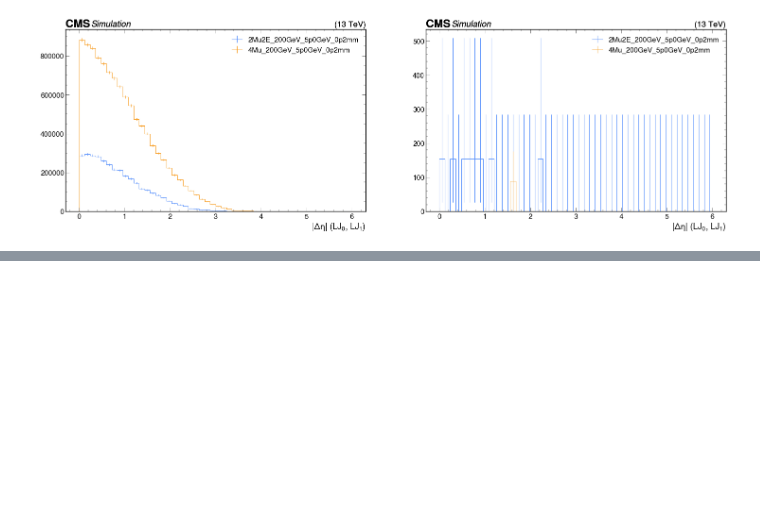
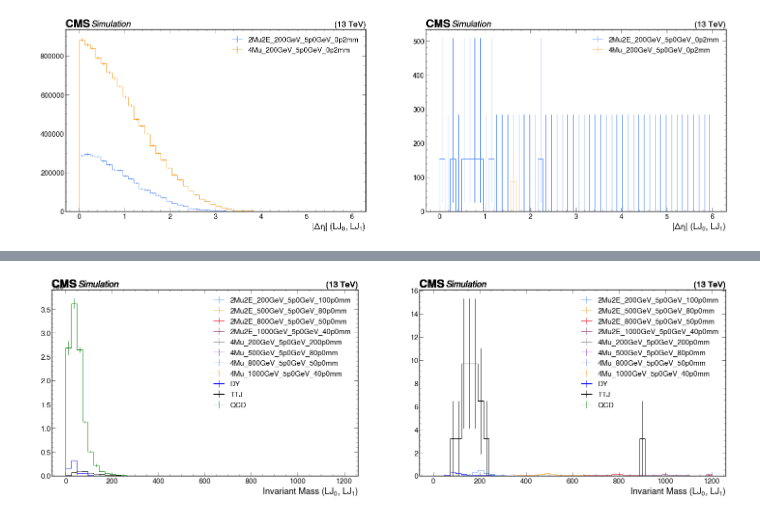
Before and after one commit to jsiado/SIDM, a Jupyter notebook: sidm/studies/muon_id/BKG_00.ipynb, the cells around one changed output, grey strips where cells are left out. Drawn from its saved outputs; the diff is of its cells as text; code cells hidden in the pictures; blank space fills up the shorter version.

```diff
--- a/sidm/studies/muon_id/BKG_00.ipynb
+++ b/sidm/studies/muon_id/BKG_00.ipynb
@@ -307,0 +379,94 @@ PV filter      21561.0          16.6          27.8
+# %%
+vr = "15" # Adding background
+
+mxx_2mu = ["2Mu2E_200GeV_5p0GeV_100p0mm", "2Mu2E_500GeV_5p0GeV_80p0mm", "2Mu2E_800GeV_5p0GeV_50p0mm","2Mu2E_1000GeV_5p0GeV_40p0mm",]# Mxx_5_300
+mzd_2mu = ["2Mu2E_500GeV_0p25GeV_4p0mm", "2Mu2E_500GeV_1p2GeV_19p0mm", "2Mu2E_500GeV_5p0GeV_80p0mm", ] # 500_Mzd_300
+lxy_2mu = ["2Mu2E_500GeV_1p2GeV_0p019mm", "2Mu2E_500GeV_1p2GeV_0p19mm", "2Mu2E_500GeV_1p2GeV_1p9mm", "2Mu2E_500GeV_1p2GeV_9p6mm", "2Mu2E_500GeV_1p2GeV_19p0mm"] # 500_1.2_Lxy
+
+mxx_4mu = [    "4Mu_200GeV_5p0GeV_200p0mm",    "4Mu_500GeV_5p0GeV_80p0mm",    "4Mu_800GeV_5p0GeV_50p0mm",    "4Mu_1000GeV_5p0GeV_40p0mm",]
+mzd_4mu = [    "4Mu_500GeV_0p25GeV_0p004mm",    "4Mu_500GeV_1p2GeV_19p0mm", "4Mu_500GeV_5p0GeV_80p0mm",]
+lxy_4mu = [    "4Mu_500GeV_1p2GeV_0p019mm",     "4Mu_500GeV_1p2GeV_0p19mm",    "4Mu_500GeV_1p2GeV_1p9mm",    "4Mu_500GeV_1p2GeV_9p6mm",    "4Mu_500GeV_1p2GeV_19p0mm",]
+
+bkgdyj = ["DYJetsToMuMu_M10to50",    "DYJetsToMuMu_M50",]
+bkgttj = ["TTJets"]
+bkgqcd = ["QCD_Pt15To20",    "QCD_Pt20To30",    "QCD_Pt30To50",    "QCD_Pt50To80",    "QCD_Pt80To120",]
+bkgocd = ["QCD_Pt120To170",    "QCD_Pt170To300",    "QCD_Pt300To470",    "QCD_Pt470To600",    "QCD_Pt600To800", "QCD_Pt1000",]
+              # "QCD_Pt800To1000", # does not work
+
+#cuts to be applied (slections.yaml)
+channels = ["baseNoLj", "bkg_study_isopdisp", "bkg_study_isopdisp_1lj", "bkg_study_isopdisp_1lj_dP2", ]
+
+ch1 = channels[0]
+ch2 = channels[1]
+ch3 = channels[2]
+ch4 = channels[3]
+
+# opening files
+output_2mu = coffea.util.load("outputs/BKG_sig2mu_" + vr + ".coffea")
+output_4mu = coffea.util.load("outputs/BKG_sig4mu_" + vr + ".coffea")
+output_dyj = coffea.util.load("outputs/BKG_bkgdyj_" + vr  + ".coffea")
+output_ttj = coffea.util.load("outputs/BKG_bkgttj_" + vr  + ".coffea")
+output_qcd = coffea.util.load("outputs/BKG_bkgqcd_" + vr  + ".coffea")
+
+#printing cutflows
+# output_2mu[sig_2mu[0]]["cutflow"][ch2].print_table()
+# output_4mu[sig_4mu[0]]["cutflow"][ch1].print_table(unweighted=True)
+# output_bkg[bkg[0]]["cutflow"][ch1].print_table(unweighted=True)
+
+# plt.subplots(1, npl, figsize=(npl*figw, figh))
+npl, fw, fh = 2, 18, 10
+n_scl = 1#200000
+
+HistToPlot = ["lj_lj_invmass", "lj_lj_absdphi", "lj_lj_absdR", "lj_lj_absdeta"]
+
+
+
+for thisHist in HistToPlot:
+    plt.subplots(1, npl, figsize=(npl*fw, fh))
+
+    plt.subplot(1, npl, 1)
+    for sss in mxx_2mu:
+        utilities.plot(n_scl*output_2mu[sss]["hists"][thisHist][ch1, ::2j], label = sss, density=False,)
+    for sss in mxx_4mu:
+        utilities.plot(n_scl*output_4mu[sss]["hists"][thisHist][ch1, ::2j], label = sss, density=False,)
+
+    DYJ = 0
+    for sss in bkgdyj:
+        DYJ = DYJ + output_dyj[sss]["hists"][thisHist][ch1, ::2j]
+
+
+    QCD = 0
+    for sss in bkgqcd:
+        QCD = QCD + output_qcd[sss]["hists"][thisHist][ch1, ::2j]
+
+    utilities.plot(DYJ, label = "DY", density=False, color="blue")
+    utilities.plot(output_ttj["TTJets"]["hists"][thisHist][ch1, ::2j] , label = "TTJ", density=False, color="black")
+    utilities.plot(QCD, label = "QCD", density=False, color="green")
+
+    plt.legend(alignment="left", loc="upper right")
+
+
+
+    plt.subplot(1, npl, 2)
+    for sss in mxx_2mu:
+        utilities.plot(n_scl*output_2mu[sss]["hists"][thisHist][ch4, ::2j], label = sss, density=False,)
+    for sss in mxx_4mu:
+        utilities.plot(n_scl*output_4mu[sss]["hists"][thisHist][ch4, ::2j], label = sss, density=False,)
+
+    DYJ = 0
+    for sss in bkgdyj:
+        DYJ = DYJ + output_dyj[sss]["hists"][thisHist][ch4, ::2j]
+
+    QCD = 0
+    for sss in bkgqcd:
+        QCD = QCD + output_qcd[sss]["hists"][thisHist][ch4, ::2j]
+
+    utilities.plot(DYJ, label = "DY", density=False, color="blue")
+    utilities.plot(output_ttj["TTJets"]["hists"][thisHist][ch4, ::2j] , label = "TTJ", density=False, color="black")
+    utilities.plot(QCD, label = "QCD", density=False, color="green")
+
+    plt.legend(alignment="left", loc="upper right")
+
+    # plt.savefig(f"plots/BKG_{vr}_{thisHist}", bbox_inches="tight")
+# %% [output]
+[figure, added]
```
Also changed, not shown: parts of 13 cells of this notebook, 7 other files.
